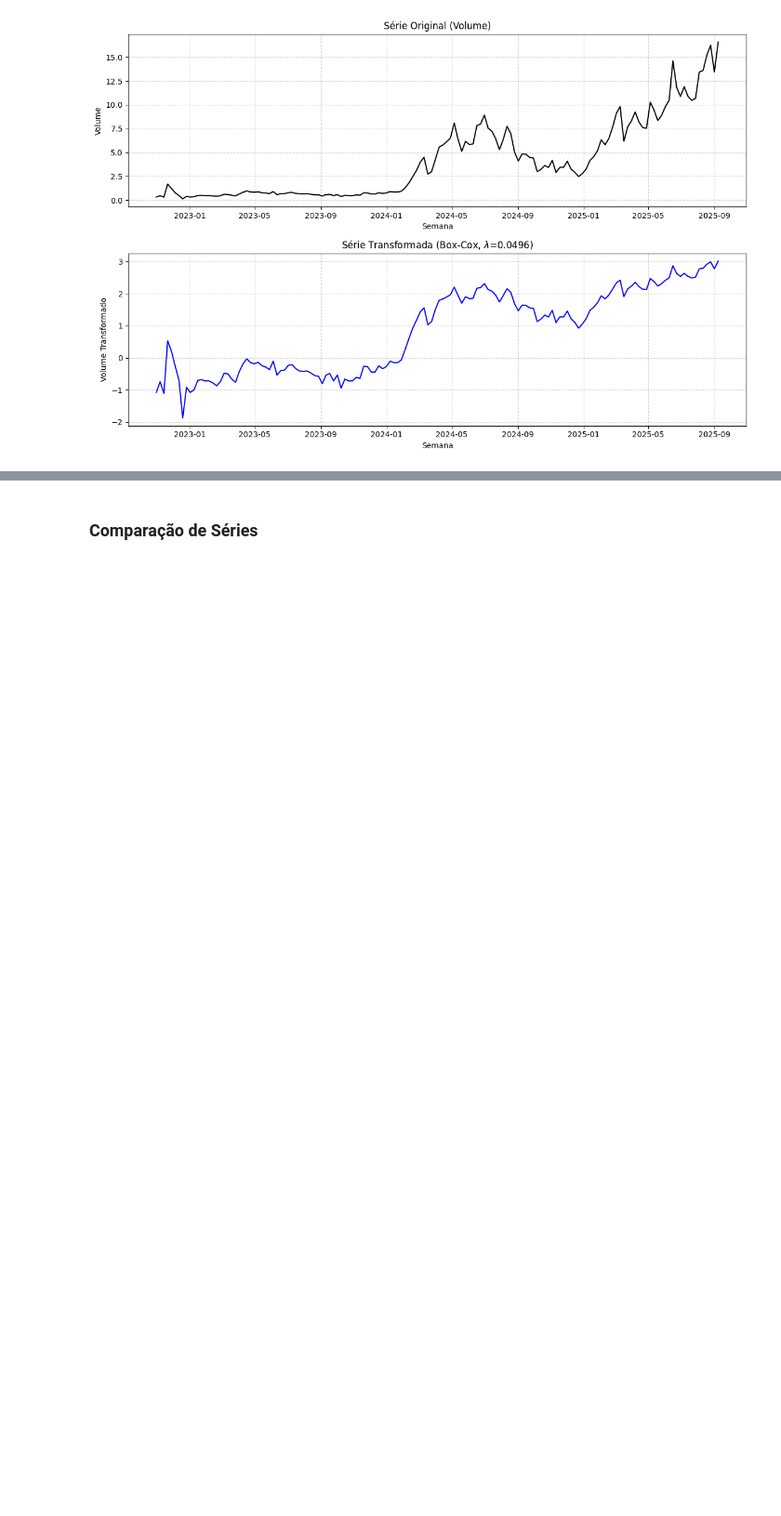
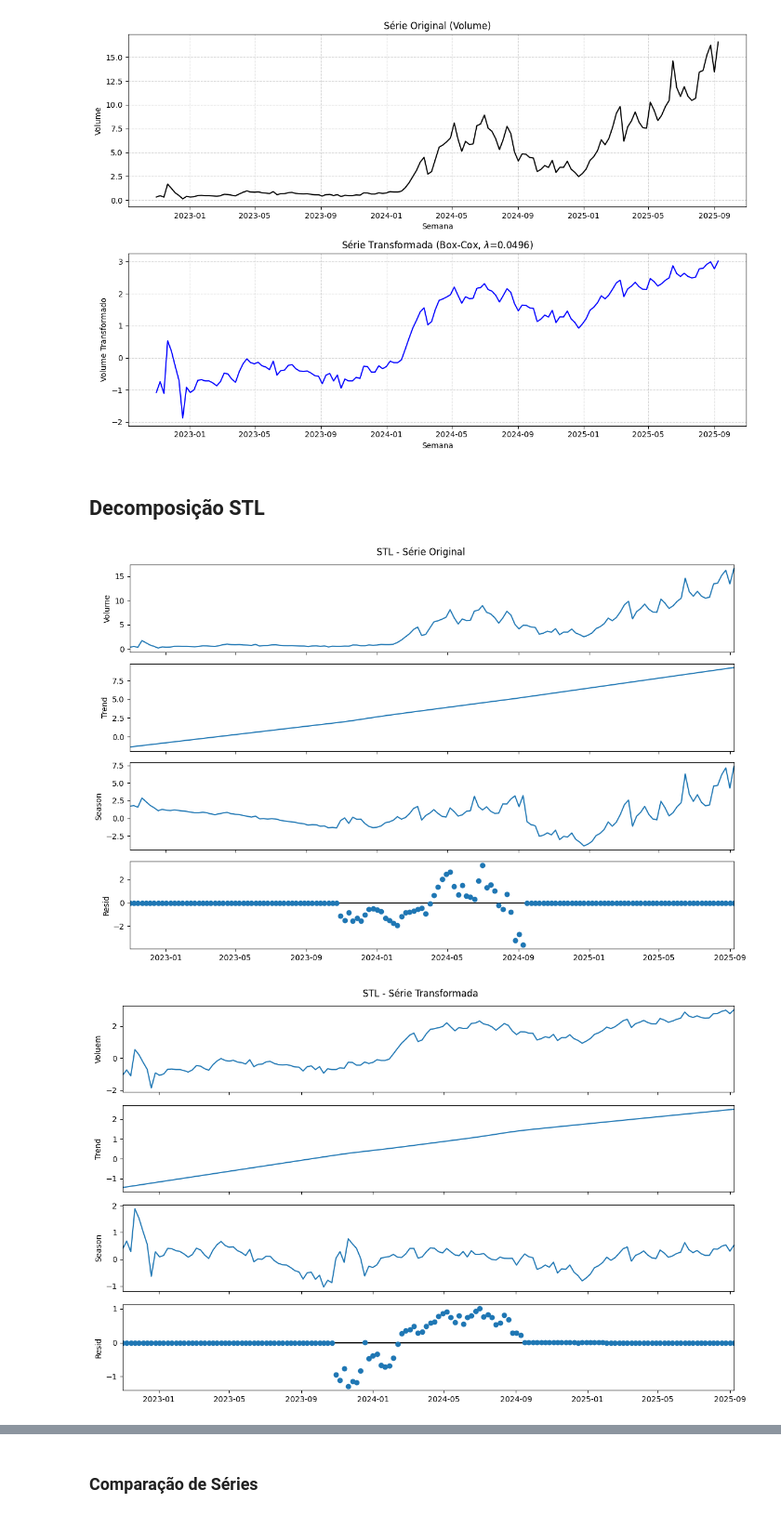
Before and after one commit to LeonardoAleee/analise_st, a Jupyter notebook: trabalho_a1.ipynb, the cells around one changed output, grey strips where cells are left out. Shown: that part at 93% size. Saved outputs shown, nothing was run; the diff lists cells and outputs as text; code cells hidden in the pictures; blank space fills up the shorter version.

```diff
--- a/trabalho_a1.ipynb
+++ b/trabalho_a1.ipynb
@@ -174,3 +175,32 @@ plt.tight_layout()
 plt.show()
 # %% [output]
 [figure]
+# %% [markdown]
+## Decomposição STL
+# %%
+series_orig = prison["volume"].asfreq(pd.infer_freq(prison.index) or "W")
+stl_orig = STL(series_orig, period=52, robust=True).fit()
+# %%
+series_bc = prison["volume_bc"].asfreq(pd.infer_freq(prison.index) or "W")
+stl_bc = STL(series_bc, period=52, robust=True).fit()
+# %%
+fig = stl_orig.plot()
+fig.set_size_inches(12, 8)
+plt.suptitle("STL - Série Original", y=0.95)
+plt.tight_layout()
+axes = fig.get_axes()
+axes[0].set_title("")
+axes[0].set_ylabel("Volume")
+plt.show()
+
+fig = stl_bc.plot()
+fig.set_size_inches(12, 8)
+plt.suptitle("STL - Série Transformada", y=0.95)
+plt.tight_layout()
+axes = fig.get_axes()
+axes[0].set_title("")
+axes[0].set_ylabel("Voluem")
+plt.show()
+# %% [output]
+[figure, added]
+[figure, added]
```
Also changed, not shown: parts of 4 cells of this notebook.
